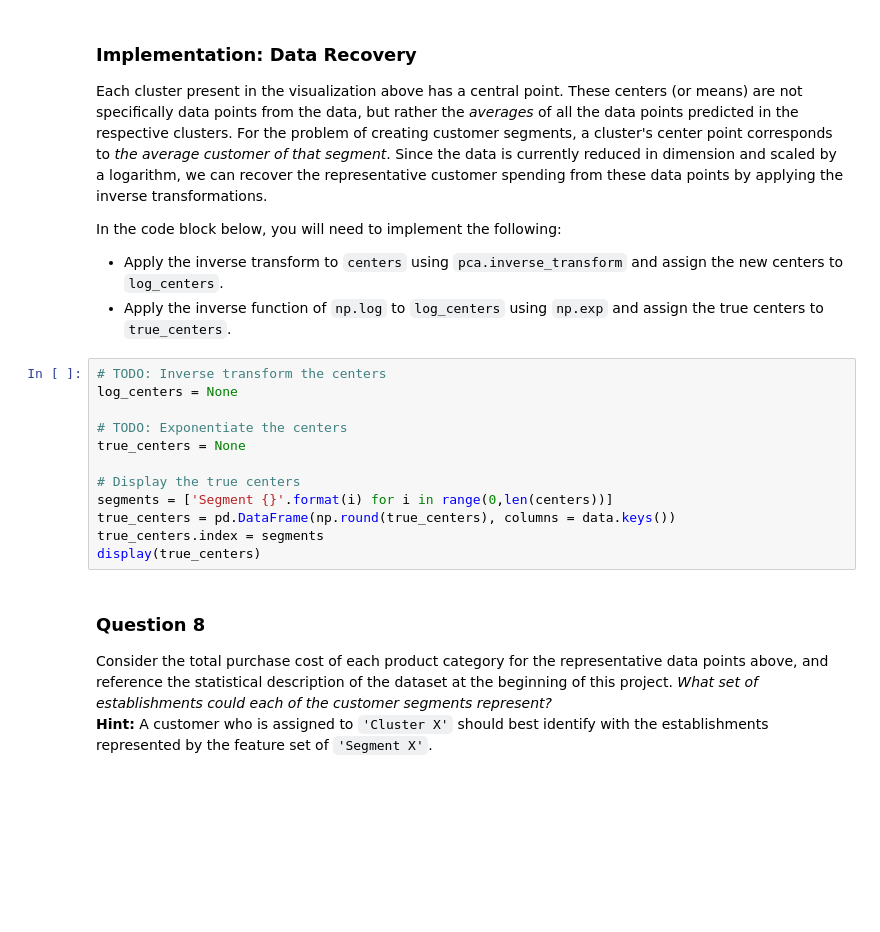
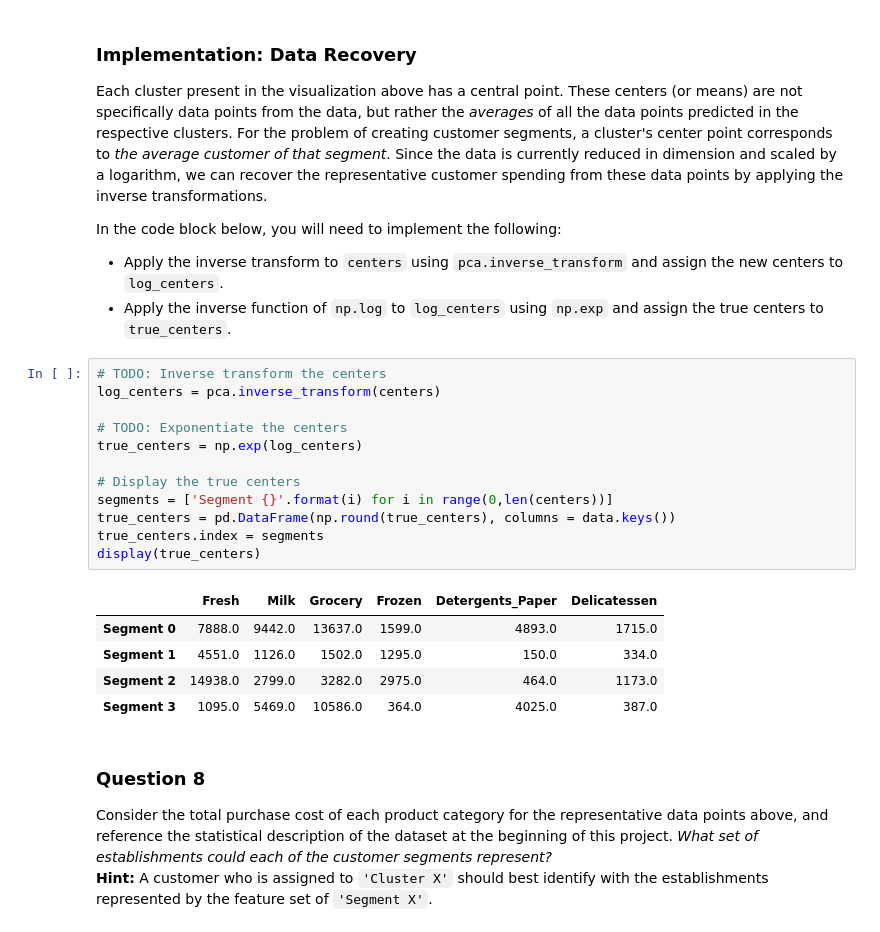
Before and after one commit to nlow2492/ml-project3, a Jupyter notebook: creating_customer_segments/customer_segments.ipynb, the cells around one changed output. Saved outputs shown, nothing was run; the diff lists cells and outputs as text; blank space fills up the shorter version.

```diff
--- a/creating_customer_segments/customer_segments.ipynb
+++ b/creating_customer_segments/customer_segments.ipynb
@@ -400,16 +402,22 @@ In the code block below, you will need to implement the following:
  - Apply the inverse function of `np.log` to `log_centers` using `np.exp` and assign the true centers to `true_centers`.
 # %%
 # TODO: Inverse transform the centers
-log_centers = None
+log_centers = pca.inverse_transform(centers)
 
 # TODO: Exponentiate the centers
-true_centers = None
+true_centers = np.exp(log_centers)
 
 # Display the true centers
 segments = ['Segment {}'.format(i) for i in range(0,len(centers))]
 true_centers = pd.DataFrame(np.round(true_centers), columns = data.keys())
 true_centers.index = segments
 display(true_centers)
+# %% [output]
+|  | Fresh | Milk | Grocery | Frozen | Detergents_Paper | Delicatessen |
+| Segment 0 | 7888.0 | 9442.0 | 13637.0 | 1599.0 | 4893.0 | 1715.0 |
+| Segment 1 | 4551.0 | 1126.0 | 1502.0 | 1295.0 | 150.0 | 334.0 |
+| Segment 2 | 14938.0 | 2799.0 | 3282.0 | 2975.0 | 464.0 | 1173.0 |
+| Segment 3 | 1095.0 | 5469.0 | 10586.0 | 364.0 | 4025.0 | 387.0 |
 # %% [markdown]
 ### Question 8
 Consider the total purchase cost of each product category for the representative data points above, and reference the statistical description of the dataset at the beginning of this project. *What set of establishments could each of the customer segments represent?*
```
Also changed, not shown: parts of 14 cells of this notebook, 2 other files.
